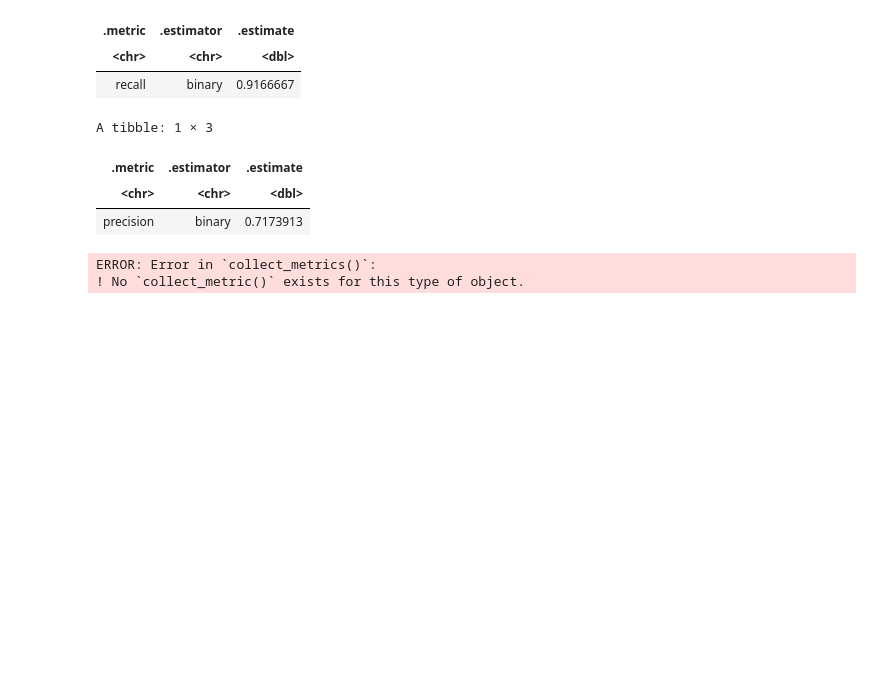
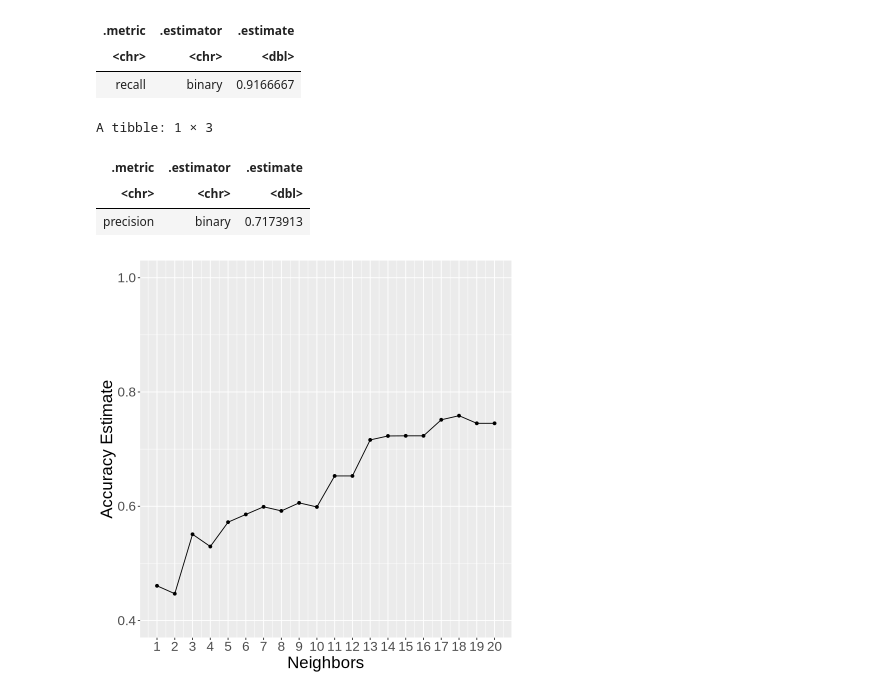
Before and after one commit to saisriman2004/DSCI_V-100-Group-Project, a Jupyter notebook: ProjectFinalReport.ipynb, the cells around one changed output. Saved outputs shown, nothing was run; the diff lists cells and outputs as text; code cells hidden in the pictures; blank space fills up the shorter version.

Commit message:
Resolved the error in the visualiation

```diff
--- a/ProjectFinalReport.ipynb
+++ b/ProjectFinalReport.ipynb
@@ -401,19 +401,17 @@ A tibble: 1 × 3
 | <chr> | <chr> | <dbl> |
 | precision | binary | 0.7173913 |
 # %%
-accuracies <- player|>
-                collect_metrics() |>
-              filter(.metric == "accuracy")
+accuracies <- player_knn_results|>
+        filter(.metric == "accuracy")
 
 accuracy_versus_k <- ggplot(accuracies, aes(x = neighbors, y = mean)) +
                      geom_point() +
                      geom_line() +
                      labs(x = "Neighbors", y = "Accuracy Estimate") +
                      theme(text = element_text(size = 20)) +
                      scale_x_continuous(breaks = seq(0, 20, by = 1)) +
                      scale_y_continuous(limits = c(0.4, 1.0))
 ### END SOLUTION
 accuracy_versus_k
 # %% [output]
-ERROR: Error in `collect_metrics()`:
-! No `collect_metric()` exists for this type of object.
+[figure, added]
```
